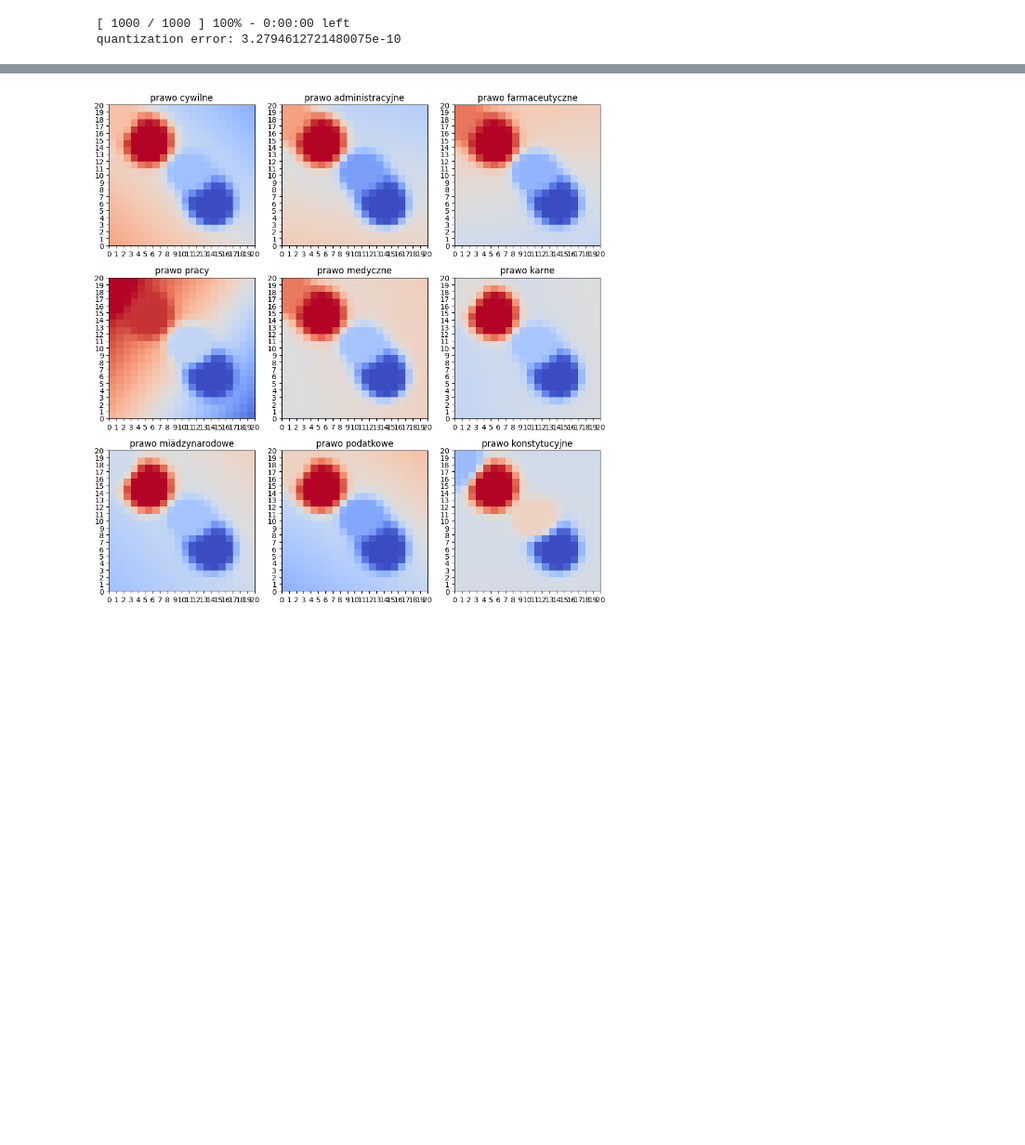
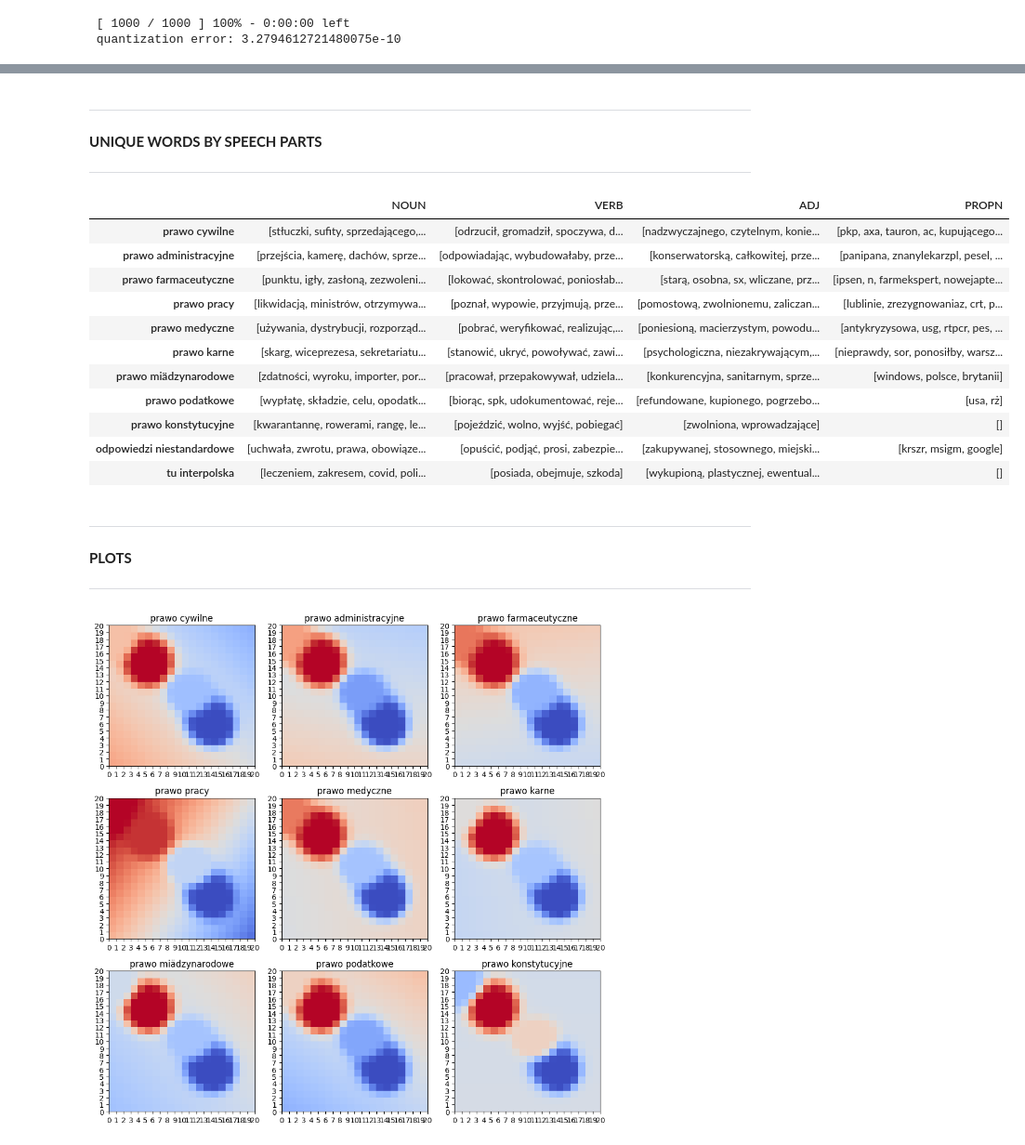
Before and after one commit to ItsMeLucifer/IUI_Project, a Jupyter notebook: IUI_Projekt.ipynb, the cells around one changed output, grey strips where cells are left out. Shown at 93% size. Cells and saved outputs as stored; diff of their text form; code cells hidden in the pictures; blank space fills up the shorter version.

Commit message:
Added comments and printed out CSVs with unique words

```diff
--- a/IUI_Projekt.ipynb
+++ b/IUI_Projekt.ipynb
@@ -250,3 +249,8 @@ som.train_random(X, 1000, verbose=True)
 # %% [output]
  [ 1000 / 1000 ] 100% - 0:00:00 left
  quantization error: 3.2794612721480075e-10
+# %%
+uniqueFrame = pd.DataFrame(uniqueDictionary)
+uniqueFrame.to_csv("data/unique_words_by_legal_affairs.csv")
+reversedUniqueFrame = pd.DataFrame(reversedDictionary)
+reversedUniqueFrame.to_csv("data/unique_words_by_speech_parts.csv")
@@ -253,3 +270,28 @@ som.train_random(X, 1000, verbose=True)
+# %% [markdown]
+---
+**UNIQUE WORDS BY SPEECH PARTS**
+
+---
+# %%
+reversedUniqueFrame
+# %% [output]
+|  | NOUN | VERB | ADJ | PROPN |
+| prawo cywilne | [stłuczki, sufity, sprzedającego,... | [odrzucił, gromadził, spoczywa, d... | [nadzwyczajnego, czytelnym, konie... | [pkp, axa, tauron, ac, kupującego... |
+| prawo administracyjne | [przejścia, kamerę, dachów, sprze... | [odpowiadając, wybudowałaby, prze... | [konserwatorską, całkowitej, prze... | [panipana, znanylekarzpl, pesel, ... |
+| prawo farmaceutyczne | [punktu, igły, zasłoną, zezwoleni... | [lokować, skontrolować, poniosłab... | [starą, osobna, sx, wliczane, prz... | [ipsen, n, farmekspert, nowejapte... |
+| prawo pracy | [likwidacją, ministrów, otrzymywa... | [poznał, wypowie, przyjmują, prze... | [pomostową, zwolnionemu, zaliczan... | [lublinie, zrezygnowaniaz, crt, p... |
+| prawo medyczne | [używania, dystrybucji, rozporząd... | [pobrać, weryfikować, realizując,... | [poniesioną, macierzystym, powodu... | [antykryzysowa, usg, rtpcr, pes, ... |
+| prawo karne | [skarg, wiceprezesa, sekretariatu... | [stanowić, ukryć, powoływać, zawi... | [psychologiczna, niezakrywającym,... | [nieprawdy, sor, ponosiłby, warsz... |
+| prawo miädzynarodowe | [zdatności, wyroku, importer, por... | [pracował, przepakowywał, udziela... | [konkurencyjna, sanitarnym, sprze... | [windows, polsce, brytanii] |
+| prawo podatkowe | [wypłatę, składzie, celu, opodatk... | [biorąc, spk, udokumentować, reje... | [refundowane, kupionego, pogrzebo... | [usa, rż] |
+| prawo konstytucyjne | [kwarantannę, rowerami, rangę, le... | [pojeździć, wolno, wyjść, pobiegać] | [zwolniona, wprowadzające] | [] |
+| odpowiedzi niestandardowe | [uchwała, zwrotu, prawa, obowiąze... | [opuścić, podjąć, prosi, zabezpie... | [zakupywanej, stosownego, miejski... | [krszr, msigm, google] |
+| tu interpolska | [leczeniem, zakresem, covid, poli... | [posiada, obejmuje, szkoda] | [wykupioną, plastycznej, ewentual... | [] |
+# %% [markdown]
+---
+**PLOTS**
+
+---
 # %%
 W = som.get_weights()
 plt.figure(figsize=(10, 10))
```
Also changed, not shown: parts of 3 cells of this notebook, 2 other files.
